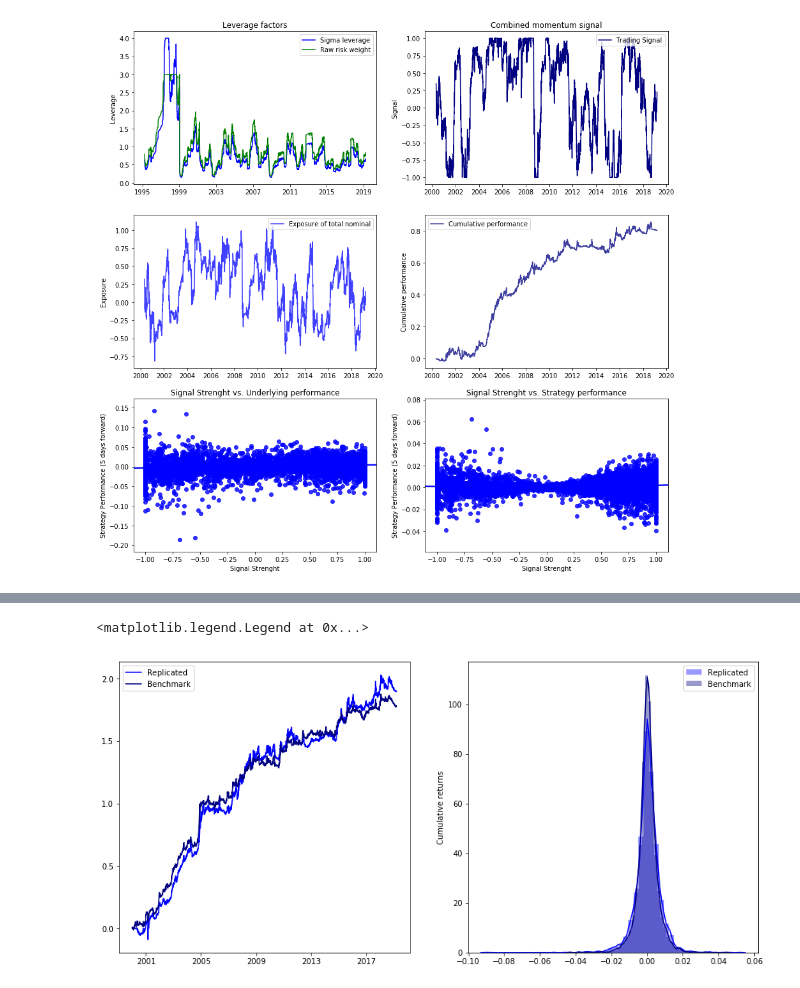
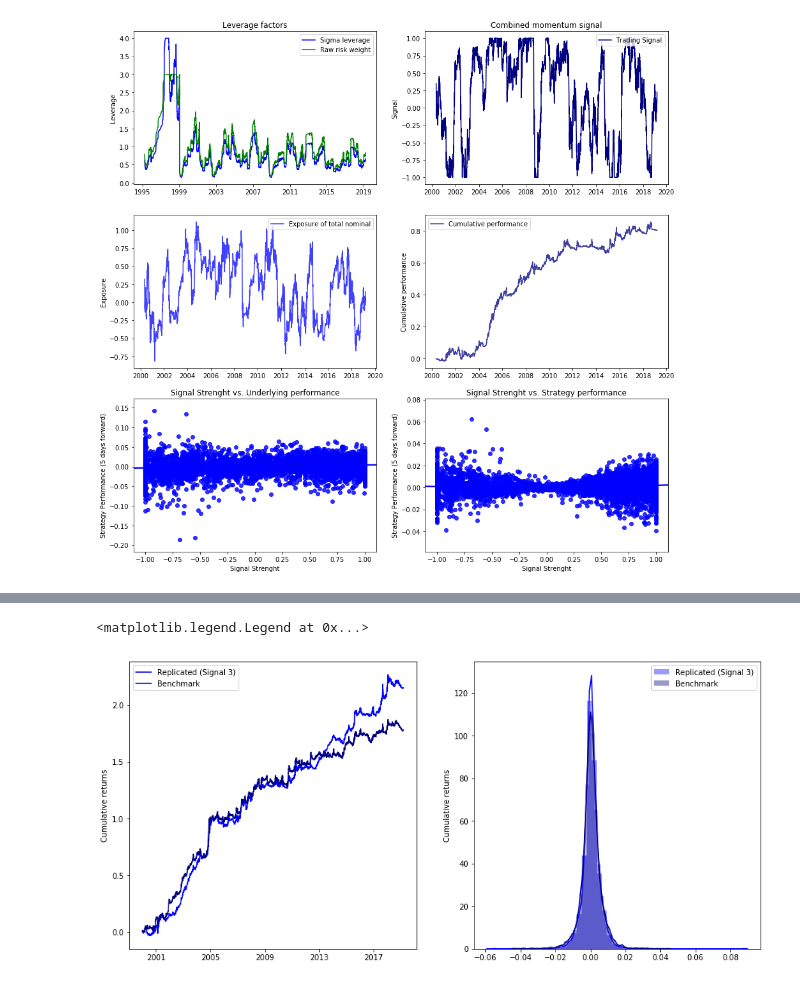
Before and after one commit to jshellen/CTA-strategies, a Jupyter notebook: em_mom_backtest.ipynb, the cells around one changed output, grey strips where cells are left out. Saved outputs shown, nothing was run; the diff lists cells and outputs as text; code cells hidden in the pictures.

```diff
--- a/em_mom_backtest.ipynb
+++ b/em_mom_backtest.ipynb
@@ -901,6 +1118,6 @@ Text(0.5,1,'Signal Strenght vs. Strategy performance')
 # %%
 
-signal_name = "Signal_1"
+signal_name = "Signal_3"
 
 strategy_returns = {}
 for symbol in symbols:
@@ -912,7 +1129,7 @@ for symbol in symbols:
     risk_weight_leverage = rw_sigma_ratios_and_caps[symbol].min(axis=1)
 
     # Total leverage
-    total_leverage = risk_weight_leverage
+    total_leverage = sigma_leverage*risk_weight_leverage
 
     # Raw momentum trading signal
     signal   = momentum_signals[signal_name][symbol]
@@ -926,44 +1143,43 @@ for symbol in symbols:
 
     E_at_rebal  = exposure.loc[rebal_dates]
 
     effective_exposure = E_at_rebal.reindex(exposure.index).fillna(method='ffill')
 
     # Strategy returns
     start_returns  = ret[symbol]*effective_exposure.shift(1)
 
     strategy_returns.update({symbol:start_returns.copy()})
 
 # Concatenate data into pandas DataFrame
 df = pd.DataFrame.from_dict(strategy_returns, orient = 'columns').fillna(0.0)
 
 # Now what we want to do is to compare the returns of our replicated strategy against the benchmark. The problem we have is that
 # the benchmark index has much higher volatility. Therefore, we need to scale our replicated strategy to have same volatility.
 
 # We do this using data from the beginning of year 2000.
 start_date = datetime(2000,1,1)
 
-benchmark_returns = benchmark_data['NMEMMOMU Index'].pct_change(1).loc[start_date:]
-strategy_returns  = df.mean(axis=1).loc[start_date:]
-
-# Daily volatility of the benchmark index
-sigma_bm = y_2.std()
+benchmark_returns  = benchmark_data['NMEMMOMU Index'].pct_change(1).loc[start_date:]
+strategy_3_returns = df.mean(axis=1).loc[start_date:]
 
 # Daily volatility of our replicated strategy
-sigma_s  = y_1.std()
+sigma_s_3  = strategy_3_returns.std()
 
 # Scaling factor (benchmark volatility / strategy volatility)
-scaling_factor = sigma_bm/sigma_s
+scaling_factor_3 = sigma_bm/sigma_s_3
 
-scaled_strategy_returns = scaling_factor * strategy_returns
+scaled_strategy_3_returns = scaling_factor_3 * strategy_3_returns
 
-f, ax      = plt.subplots(1,2, figsize=(15,7))
-ax[0].plot(scaled_strategy_returns.cumsum(), color='blue',label='Replicated')
-ax[0].plot(benchmark_returns.cumsum()      , color='navy',label='Benchmark')
+f, ax = plt.subplots(1,2, figsize=(15,7))
+ax[0].plot(scaled_strategy_3_returns.cumsum(), color = 'blue', label = 'Replicated (Signal 3)')
+ax[0].plot(benchmark_returns.cumsum()        , color = 'navy', label = 'Benchmark')
+ax[0].set_ylabel('Cumulative returns')
 ax[0].legend()
-sns.distplot(scaled_strategy_returns.values, ax = ax[1], color = 'blue', label ='Replicated')
-sns.distplot(benchmark_returns.values      , ax = ax[1], color = 'navy', label ='Benchmark' )
+
+sns.distplot(scaled_strategy_3_returns.values, ax = ax[1], color = 'blue', label = 'Replicated (Signal 3)')
+sns.distplot(benchmark_returns.values        , ax = ax[1], color = 'navy', label = 'Benchmark' )
 ax[1].set_ylabel('Cumulative returns')
 ax[1].legend()
 # %% [output]
 <matplotlib.legend.Legend at 0x...>
-[figure, old version]
+[figure, new version]
```
Also changed, not shown: parts of 27 cells of this notebook.
